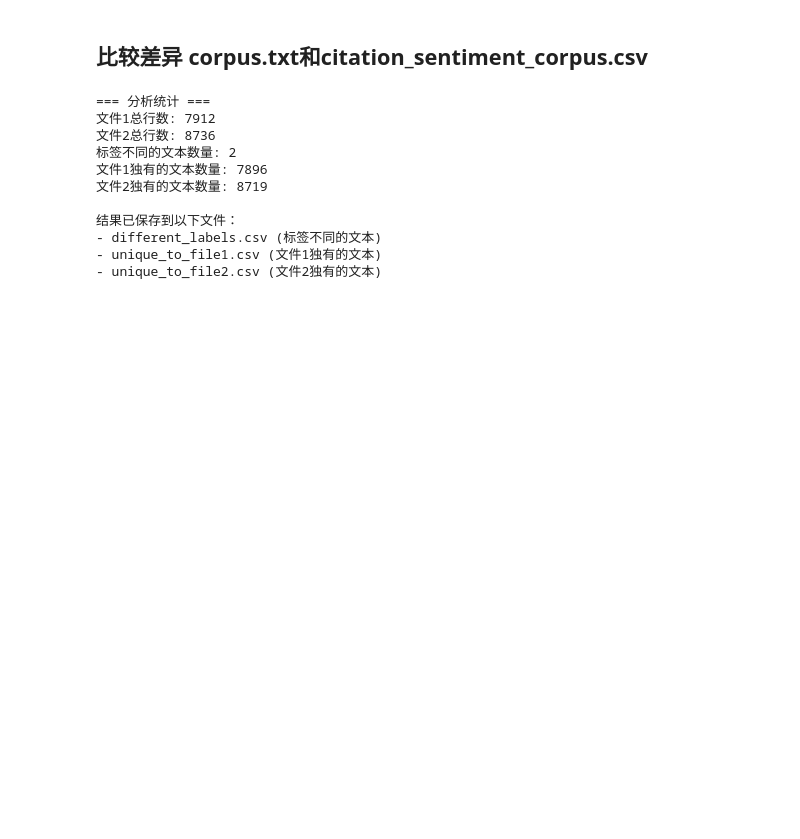
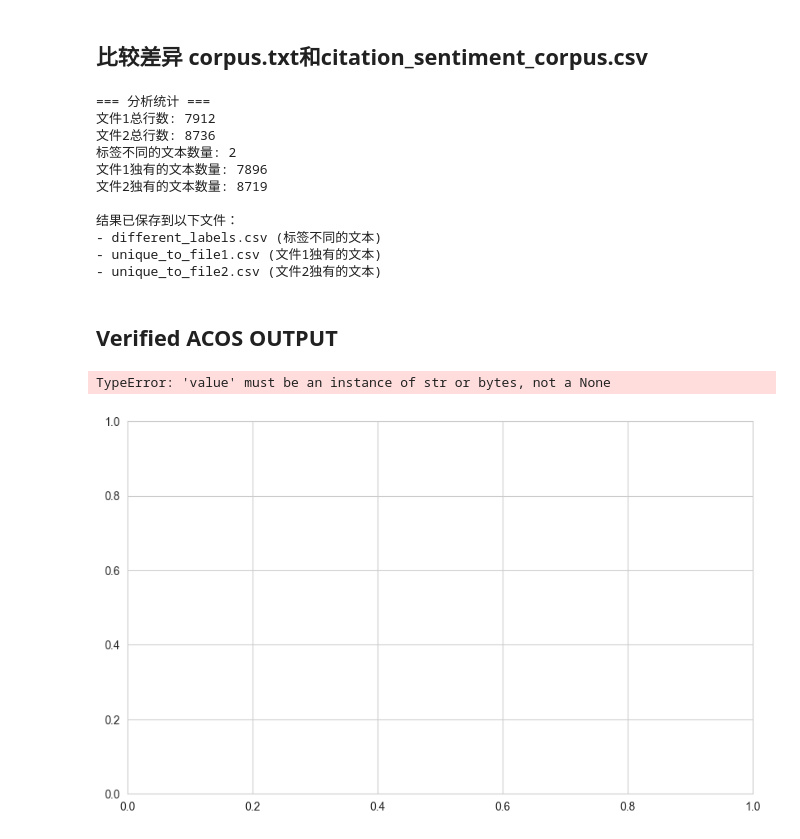
Before and after one commit to goghvan1113/TDCSA, a Jupyter notebook: data/visualize.ipynb, the cells around one changed output. Drawn from its saved outputs; the diff is of its cells as text; code cells hidden in the pictures; blank space fills up the shorter version.

```diff
--- a/data/visualize.ipynb
+++ b/data/visualize.ipynb
@@ -639,3 +637,27 @@ print("- unique_to_file2.csv (文件2独有的文本)")
 - different_labels.csv (标签不同的文本)
 - unique_to_file1.csv (文件1独有的文本)
 - unique_to_file2.csv (文件2独有的文本)
+# %% [markdown]
+## Verified ACOS OUTPUT
+# %%
+import json
+from collections import Counter
+
+with open(f'../output/sentiment_asqp_results_corpus_expand_verified.json', 'r', encoding='utf-8') as f:
+    data = json.load(f)
+
+pos_neg_samples = []
+for item in data:
+    if item['overall_sentiment'] in ['positive', 'negative']:
+        pos_neg_samples.append({
+            'text': item['text'],
+            'overall_sentiment': item['overall_sentiment'],
+            'quads': item['final_quadruples'] # 加载verified的四元组
+        })
+
+
+aspect_categories = [quad[2] for sample in pos_neg_samples for quad in sample['quads']]
+category_counts = Counter(aspect_categories)
+# %% [output]
+TypeError: 'value' must be an instance of str or bytes, not a None
+[figure, added]
```
Also changed, not shown: parts of 2 cells of this notebook, 30 other files.
